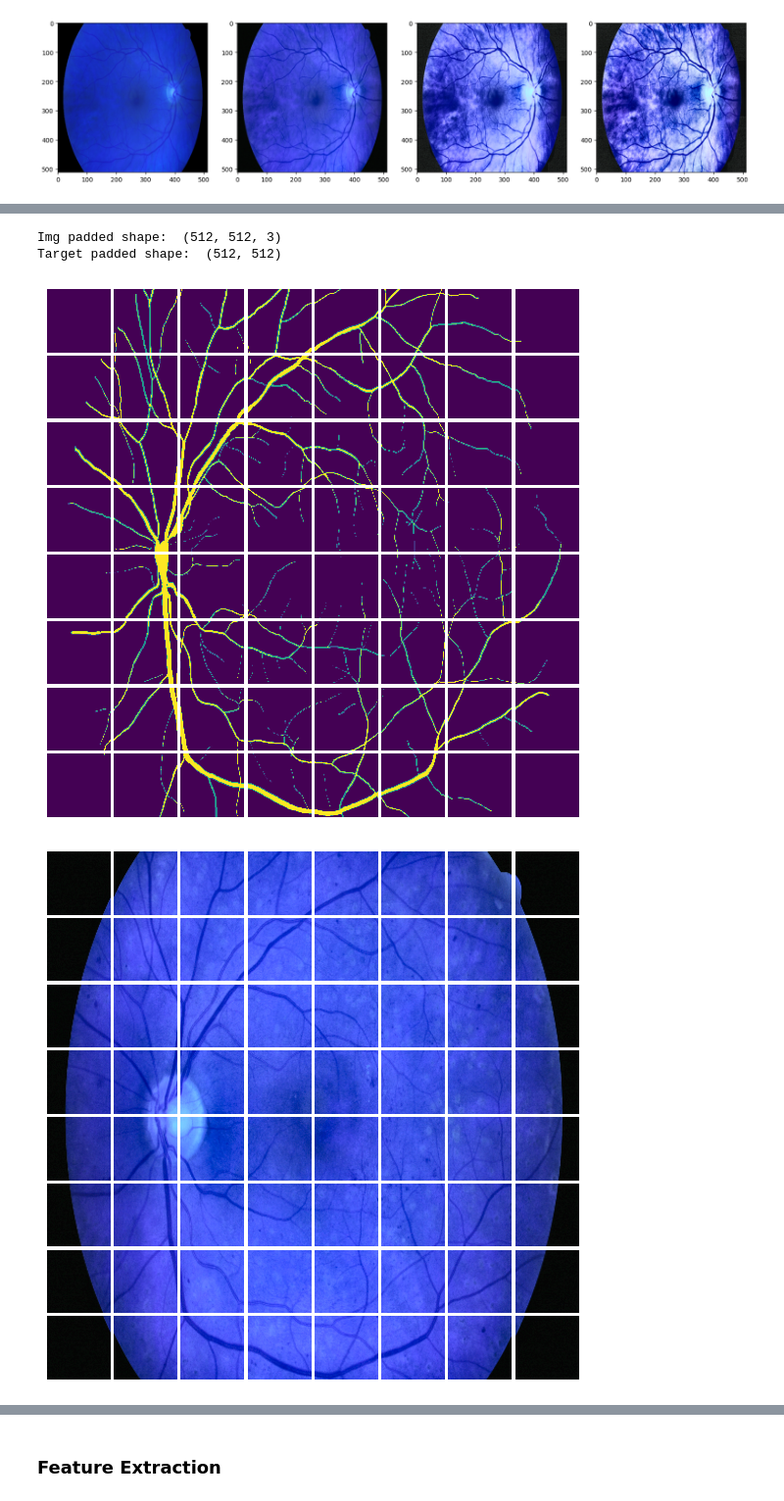
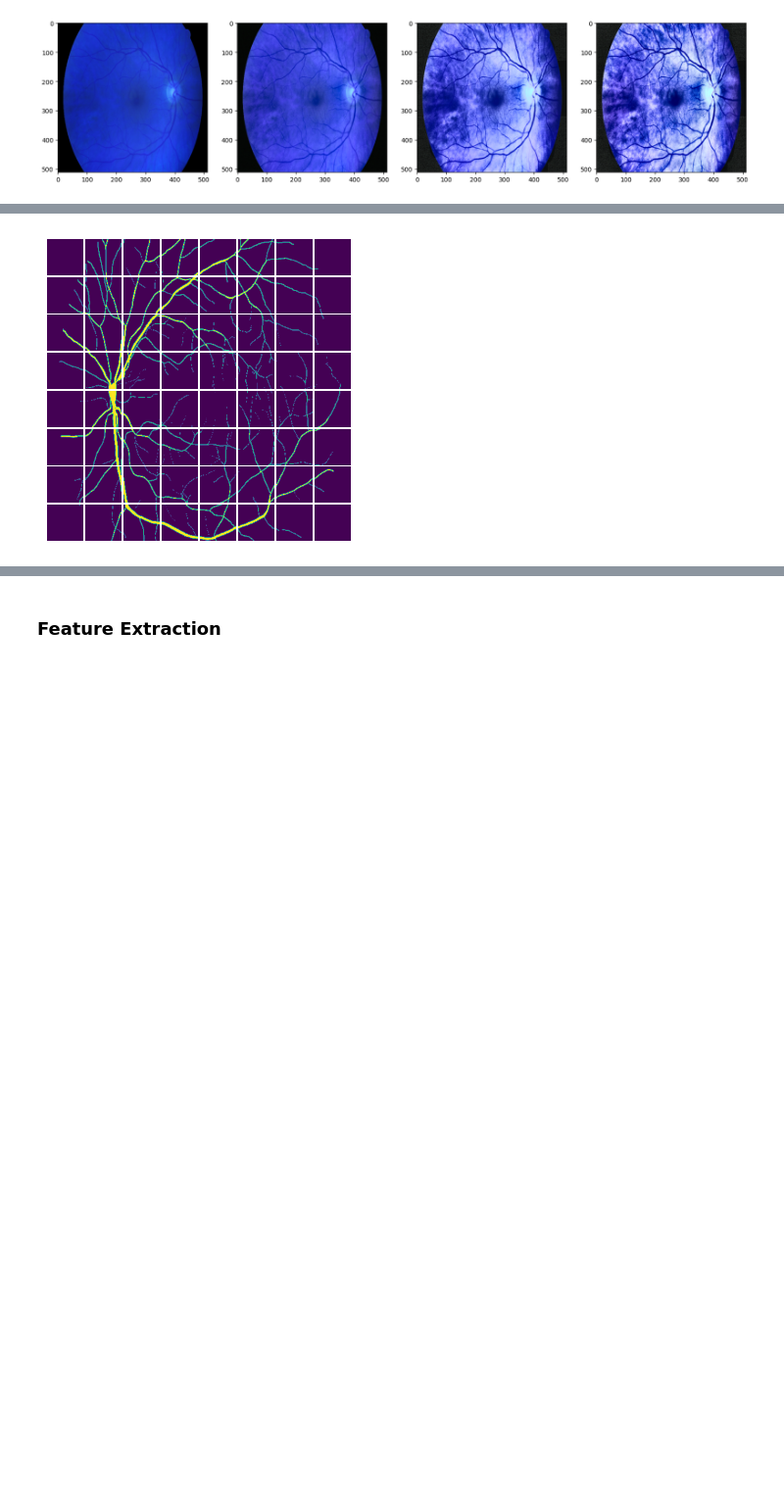
Before and after one commit to kamil271e/retinal-vessels-segmentation, a Jupyter notebook: ml/vessels_segm.ipynb, the cells around one changed output, grey strips where cells are left out. Shown at 98% size. Cells and saved outputs as stored; diff of their text form; code cells hidden in the pictures; blank space fills up the shorter version.

```diff
--- a/ml/vessels_segm.ipynb
+++ b/ml/vessels_segm.ipynb
@@ -37,11 +44,7 @@ plt.show
 # %%
-# Not used at proper solution - but looks cool
 N = 64
-sections, targets, section_size, target_size = sectioning(clahe(X[0]), y[0], N, debug=True)
+sections, targets, section_size, target_size = sectioning(clahe(X[0]), y[0], N)
 display_sections(targets, target_size, N)
-display_sections(sections, section_size, N)
+# display_sections(sections, section_size, N)
 # %% [output]
-Img padded shape:  (512, 512, 3)
-Target padded shape:  (512, 512)
-[figure, old version]
+[figure, new version]
-[figure, removed]
```
Also changed, not shown: parts of 37 cells of this notebook, 2 other files.
